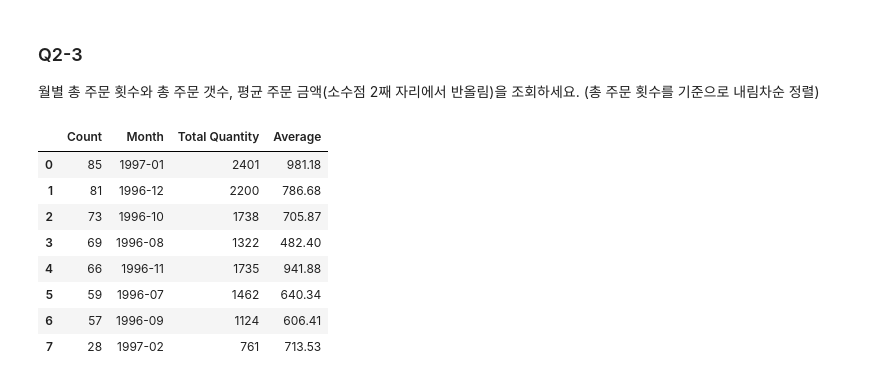
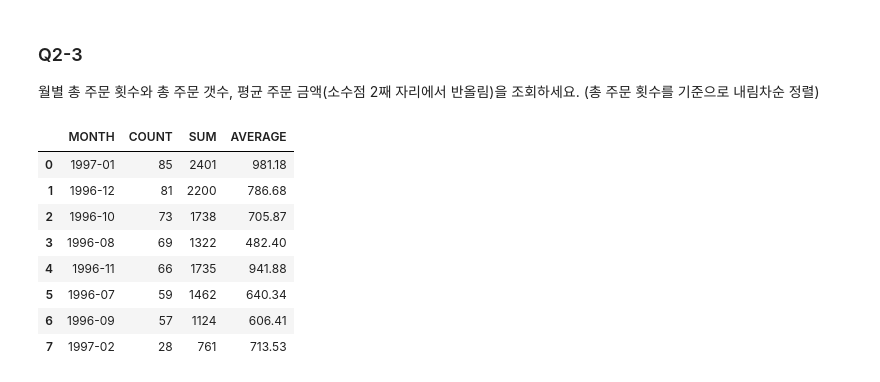
Before and after one commit to ulgoon/dses-homework, a Jupyter notebook: MinJoo-Kim/VacationHomework-MJKim.ipynb, the cells around one changed output. Drawn from its saved outputs; the diff is of its cells as text; code cells hidden in the pictures.

```diff
--- a/MinJoo-Kim/VacationHomework-MJKim.ipynb
+++ b/MinJoo-Kim/VacationHomework-MJKim.ipynb
@@ -265,36 +265,36 @@ pd.read_sql(query, products_db)
 # %%
 query = """
 SELECT
-    count(D.OrderID) "Count",
-    substr(O.OrderDate, 1, 7) "Month",
-    sum(D.Quantity) "Total Quantity",
-    round(sum(D.Quantity * P.Price) / count(D.OrderID), 2) "Average"
+    substr(O.OrderDate, 1, 7) "MONTH",
+    count(D.OrderID) "COUNT",
+    sum(D.Quantity) "SUM",
+    round(sum(D.Quantity * P.Price) / count(D.OrderID), 2) "AVERAGE"
 
 FROM
     OrderDetails D
 JOIN
     Orders O
     ON
     D.OrderID == O.OrderID
 JOIN
     Products P
     ON
     D.ProductID == P.ProductID
 GROUP BY
     "Month"
 ORDER BY
     "Count" DESC
 ;
 """
 
 pd.read_sql(query, products_db)
 # %% [output]
-|  | Count | Month | Total Quantity | Average |
-| 0 | 85 | 1997-01 | 2401 | 981.18 |
-| 1 | 81 | 1996-12 | 2200 | 786.68 |
-| 2 | 73 | 1996-10 | 1738 | 705.87 |
-| 3 | 69 | 1996-08 | 1322 | 482.40 |
-| 4 | 66 | 1996-11 | 1735 | 941.88 |
-| 5 | 59 | 1996-07 | 1462 | 640.34 |
-| 6 | 57 | 1996-09 | 1124 | 606.41 |
-| 7 | 28 | 1997-02 | 761 | 713.53 |
+|  | MONTH | COUNT | SUM | AVERAGE |
+| 0 | 1997-01 | 85 | 2401 | 981.18 |
+| 1 | 1996-12 | 81 | 2200 | 786.68 |
+| 2 | 1996-10 | 73 | 1738 | 705.87 |
+| 3 | 1996-08 | 69 | 1322 | 482.40 |
+| 4 | 1996-11 | 66 | 1735 | 941.88 |
+| 5 | 1996-07 | 59 | 1462 | 640.34 |
+| 6 | 1996-09 | 57 | 1124 | 606.41 |
+| 7 | 1997-02 | 28 | 761 | 713.53 |
```
Also changed, not shown: parts of 30 cells of this notebook.
